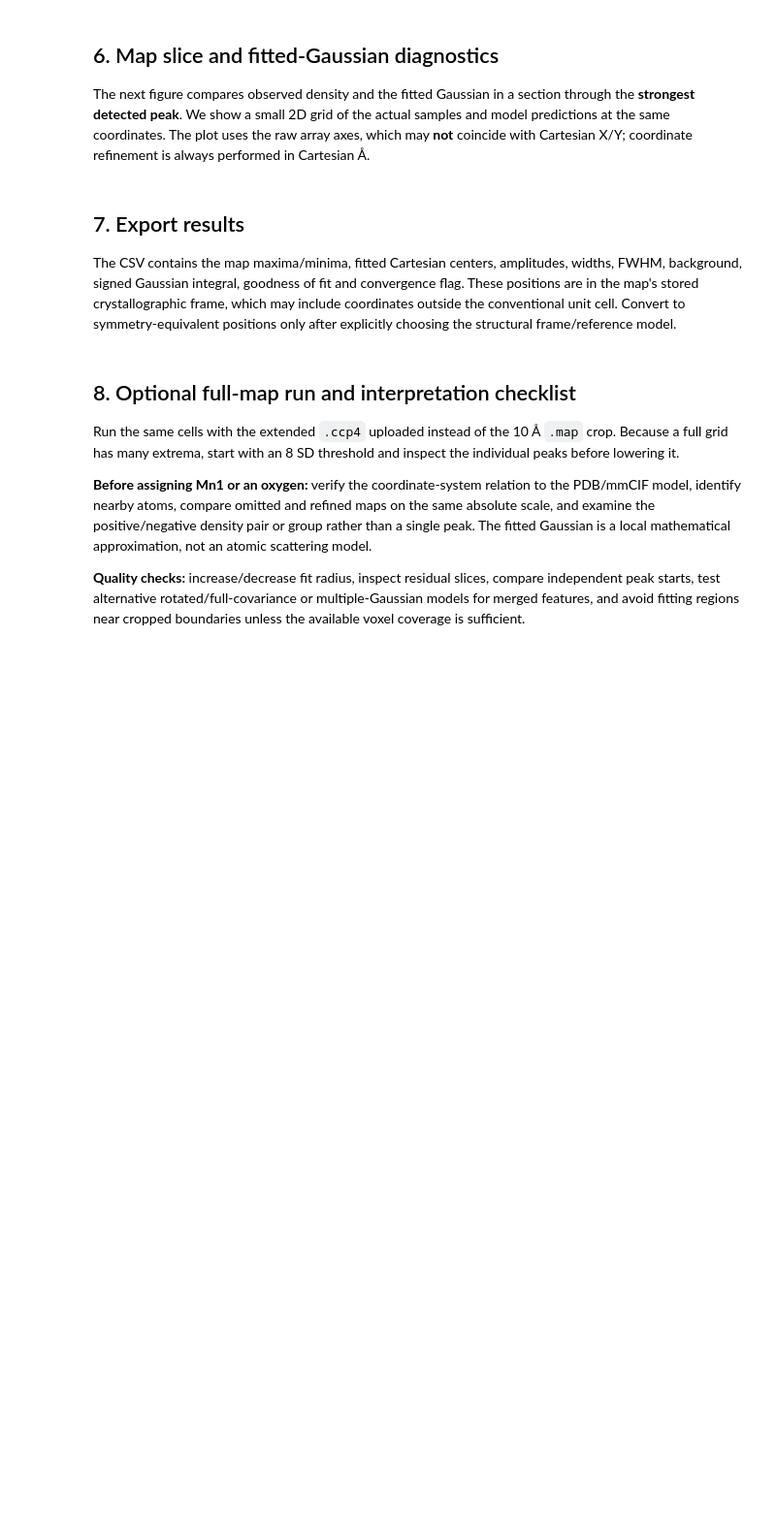
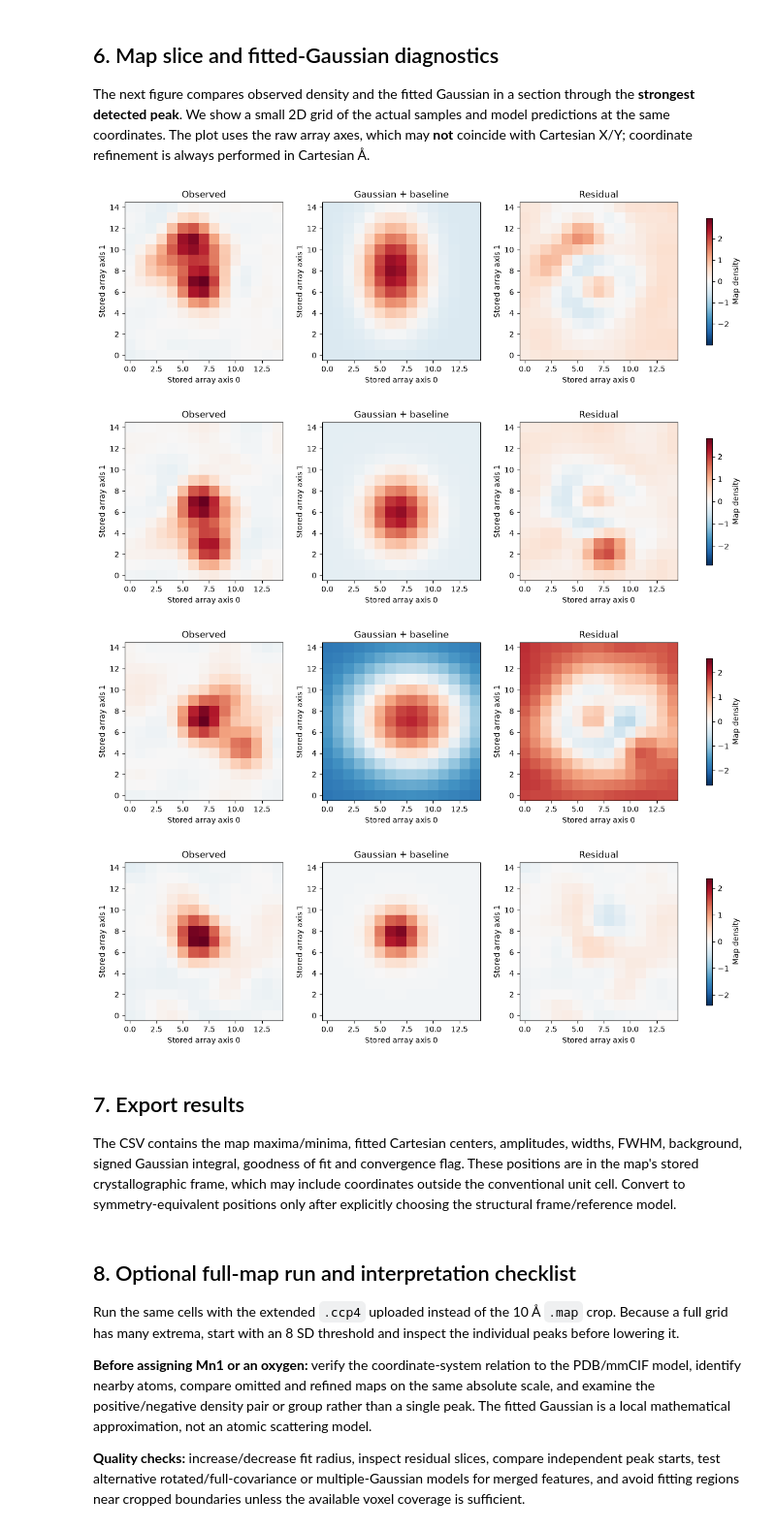
Before and after one commit to asouda/xfel-gaussian, a Jupyter notebook: notebooks/xfel_gaussian_fitting_tutorial.ipynb, the cells around one changed output. Shown at 97% size. Drawn from its saved outputs; the diff is of its cells as text; code cells hidden in the pictures; blank space fills up the shorter version.

Commit message:
clean features for both multi and sequential workflows (plus notebooks)

```diff
--- a/notebooks/xfel_gaussian_fitting_tutorial.ipynb
+++ b/notebooks/xfel_gaussian_fitting_tutorial.ipynb
@@ -17,14 +15,10 @@ If running in Google Colab, execute the installation cell, then upload the `.map
 # %%
 from pathlib import Path
-# Colab upload; skip if the map is already in the notebook working directory.
-try:
-    from google.colab import files
-    uploaded = files.upload()
-    MAP_FILE = next(iter(uploaded)) if uploaded else ''
-except ImportError:
-    MAP_FILE = ''
+
+MAP_FILE = ''
+
 if not MAP_FILE:
-    candidates = list(Path('.').glob('*10A.map')) or list(Path('.').glob('*.ccp4')) or list(Path('.').glob('*.map'))
+    candidates = list(Path('../data/').glob('*.map')) or list(Path('../data/').glob('*.ccp4'))
     MAP_FILE = str(candidates[0]) if candidates else ''
 assert MAP_FILE and Path(MAP_FILE).exists(), 'Upload a CCP4 map or set MAP_FILE manually.'
 print('Selected:', MAP_FILE)
@@ -205,27 +226,35 @@ else:
 The next figure compares observed density and the fitted Gaussian in a section through the **strongest detected peak**. We show a small 2D grid of the actual samples and model predictions at the same coordinates. The plot uses the raw array axes, which may **not** coincide with Cartesian X/Y; coordinate refinement is always performed in Cartesian Å.
 # %%
 import matplotlib.pyplot as plt
-if len(results):
-    best=results.iloc[0]
-    ijk=np.array([int(best.raw_i),int(best.raw_j),int(best.raw_k)])
-    ii=np.arange(max(0,ijk[0]-7), min(rho.shape[0],ijk[0]+8))
-    jj=np.arange(max(0,ijk[1]-7), min(rho.shape[1],ijk[1]+8))
-    I,J=np.meshgrid(ii,jj,indexing='ij')
-    coords=np.column_stack([I.ravel(),J.ravel(),np.full(I.size,ijk[2])])
-    pts=index_to_cart(coords,cell,starts,sampling,axes)
-    center=np.array([best.x_A,best.y_A,best.z_A])
-    widths=np.array([best.sigma_x_A,best.sigma_y_A,best.sigma_z_A])
-    pred=(best.background+best.amplitude*np.exp(-0.5*np.sum(((pts-center)/widths)**2,axis=1))).reshape(I.shape)
-    observed=rho[I,J,ijk[2]]
-    fig, ax=plt.subplots(1,3,figsize=(12,3.5),constrained_layout=True)
-    scale=max(np.max(abs(observed)),np.max(abs(pred)))
-    for a,arr,title in zip(ax,[observed,pred,observed-pred],['Observed','Gaussian + baseline','Residual']):
-        im=a.imshow(arr.T,origin='lower',cmap='RdBu_r',vmin=-scale,vmax=scale,aspect='equal')
-        a.set_title(title);a.set_xlabel('Stored array axis 0');a.set_ylabel('Stored array axis 1')
-    fig.colorbar(im,ax=ax,shrink=.8,label='Map density')
-    plt.show()
-else:
-    print('No detected peak to plot')
+
+for ipeak in range(len(results)):
+
+    if len(results.iloc[ipeak]):
+        best=results.iloc[ipeak]
+        ijk=np.array([int(best.raw_i),int(best.raw_j),int(best.raw_k)])
+        ii=np.arange(max(0,ijk[0]-7), min(rho.shape[0],ijk[0]+8))
+        jj=np.arange(max(0,ijk[1]-7), min(rho.shape[1],ijk[1]+8))
+        I,J=np.meshgrid(ii,jj,indexing='ij')
+        coords=np.column_stack([I.ravel(),J.ravel(),np.full(I.size,ijk[2])])
+        pts=index_to_cart(coords,cell,starts,sampling,axes)
+        center=np.array([best.x_A,best.y_A,best.z_A])
+        widths=np.array([best.sigma_x_A,best.sigma_y_A,best.sigma_z_A])
+        pred=(best.background+best.amplitude*np.exp(-0.5*np.sum(((pts-center)/widths)**2,axis=1))).reshape(I.shape)
+        observed=rho[I,J,ijk[2]]
+        fig, ax=plt.subplots(1,3,figsize=(12,3.5),constrained_layout=True)
+        scale=max(np.max(abs(observed)),np.max(abs(pred)))
+        for a,arr,title in zip(ax,[observed,pred,observed-pred],['Observed','Gaussian + baseline','Residual']):
+            im=a.imshow(arr.T,origin='lower',cmap='RdBu_r',vmin=-scale,vmax=scale,aspect='equal')
+            a.set_title(title);a.set_xlabel('Stored array axis 0');a.set_ylabel('Stored array axis 1')
+        fig.colorbar(im,ax=ax,shrink=.8,label='Map density')
+        plt.show()
+    else:
+        print('No detected peak to plot')
+# %% [output]
+[figure, added]
+[figure, added]
+[figure, added]
+[figure, added]
 # %% [markdown]
 ## 7. Export results
 
```
Also changed, not shown: parts of 8 cells of this notebook, 7 other files.
